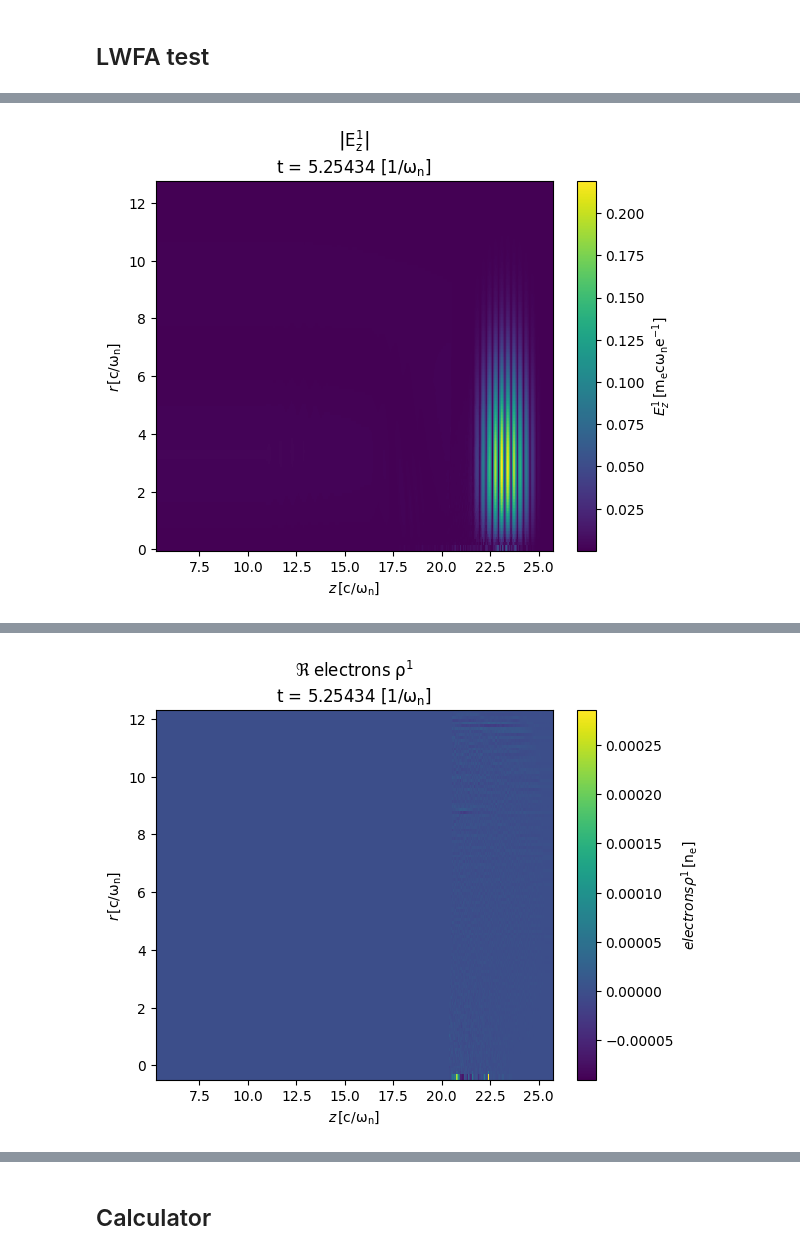
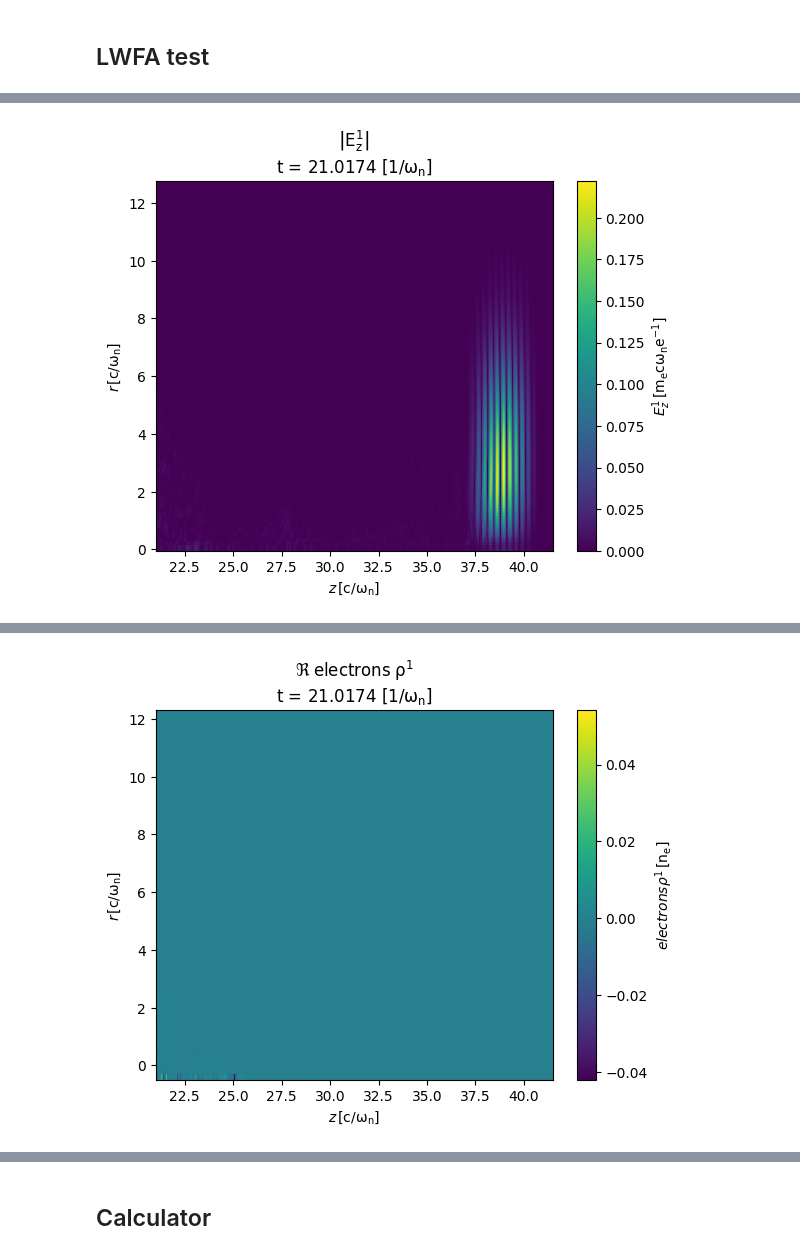
Before and after one commit to ricardo-fonseca/zpic-parallel, a Jupyter notebook: openmp/q3d/Debug-q3d.ipynb, the cells around one changed output, grey strips where cells are left out. Drawn from its saved outputs; the diff is of its cells as text; code cells hidden in the pictures.

```diff
--- a/openmp/q3d/Debug-q3d.ipynb
+++ b/openmp/q3d/Debug-q3d.ipynb
@@ -212,7 +214,7 @@ visxd.complex_grid2d(fname("B1θ", iter), part = 'imag' )
 # %%
 import visxd
 
-iter = 1220
+iter = 1200
 
 visxd.plot_data("EMF/E0z", iter, vsim = True, cmap = "BrBG" )
 visxd.plot_data("EMF/E0r", iter, vsim = True, cmap = "BrBG" )
@@ -220,8 +222,8 @@ visxd.plot_data("EMF/E0θ", iter )
 
 visxd.plot_data("CHARGE/electrons/electrons-ρ0", iter )
 
-visxd.plot_data("CURRENT/J0z", iter )
-visxd.plot_data("CURRENT/J0r", iter )
-visxd.plot_data("CURRENT/J0θ", iter )
+visxd.plot_data("CURRENT/J0z", iter , vsim = True, cmap = "BrBG" )
+visxd.plot_data("CURRENT/J0r", iter , vsim = True, cmap = "BrBG" )
+visxd.plot_data("CURRENT/J0θ", iter , vsim = True, cmap = "BrBG" )
 # %% [output]
 Plotting EMF/E0z-001200.zdf
@@ -247,7 +249,7 @@ def fname( folder, comp, iter ):
 
 # ! ls EMF
 
-iter = 300
+iter = 1200
 
 visxd.complex_grid2d(fname("EMF", "E1z", iter), part = 'abs' )
 visxd.complex_grid2d(fname("EMF", "E1r", iter), part = 'abs' )
@@ -259,4 +261,4 @@ visxd.complex_grid2d(fname("CURRENT", "J1z", iter), part = 'abs' )
 visxd.complex_grid2d(fname("CURRENT", "J1r", iter), part = 'abs' )
 visxd.complex_grid2d(fname("CURRENT", "J1θ", iter), part = 'abs' )
 # %% [output]
-[figure, old version]
+[figure, new version]
@@ -265 +267 @@ visxd.complex_grid2d(fname("CURRENT", "J1θ", iter), part = 'abs' )
-[figure, old version]
+[figure, new version]
```
Also changed, not shown: parts of 7 cells of this notebook, 9 other files.
